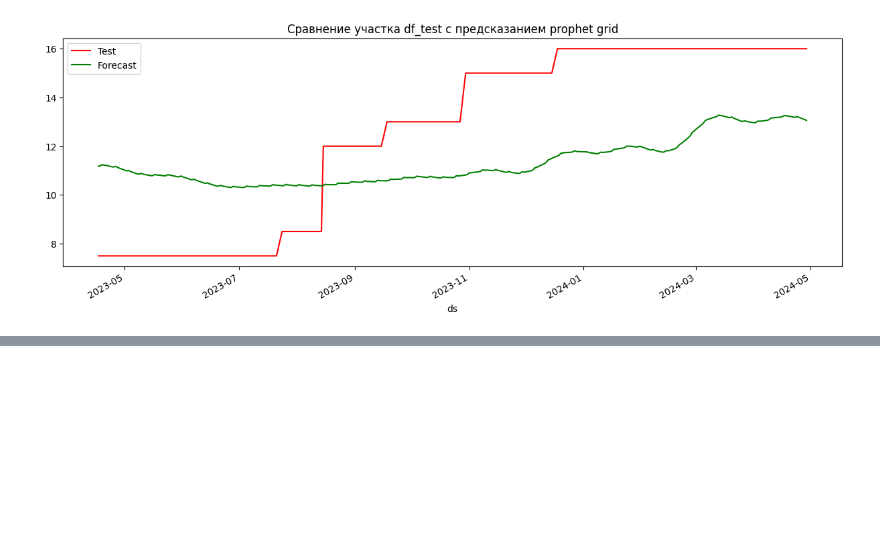
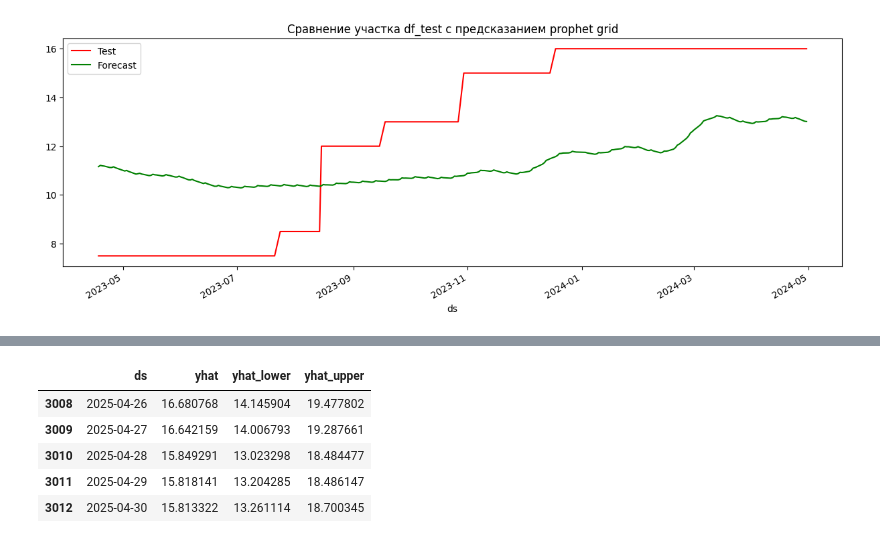
Before and after one commit to myxa95/01_Prediction_of_the_key_rate_in_the_Russian_Federation, a Jupyter notebook: notebooks/Baseline_Tuning.ipynb, the cells around one changed output, grey strips where cells are left out. Cells and saved outputs as stored; diff of their text form; code cells hidden in the pictures; blank space fills up the shorter version.

```diff
--- a/notebooks/Baseline_Tuning.ipynb
+++ b/notebooks/Baseline_Tuning.ipynb
@@ -392,0 +428,12 @@ with open('../backend/final_test_model.json', 'w') as fout:
+# %%
+# Создание df с прогнозом
+future = model_baseline.make_future_dataframe(periods=pred_days, freq='D')
+forecast = model_baseline.predict(future)
+forecast[['ds', 'yhat', 'yhat_lower', 'yhat_upper']].tail()
+# %% [output]
+|  | ds | yhat | yhat_lower | yhat_upper |
+| 3008 | 2025-04-26 | 16.680768 | 14.145904 | 19.477802 |
+| 3009 | 2025-04-27 | 16.642159 | 14.006793 | 19.287661 |
+| 3010 | 2025-04-28 | 15.849291 | 13.023298 | 18.484477 |
+| 3011 | 2025-04-29 | 15.818141 | 13.204285 | 18.486147 |
+| 3012 | 2025-04-30 | 15.813322 | 13.261114 | 18.700345 |
```
Also changed, not shown: parts of 27 cells of this notebook, 7 other files.
